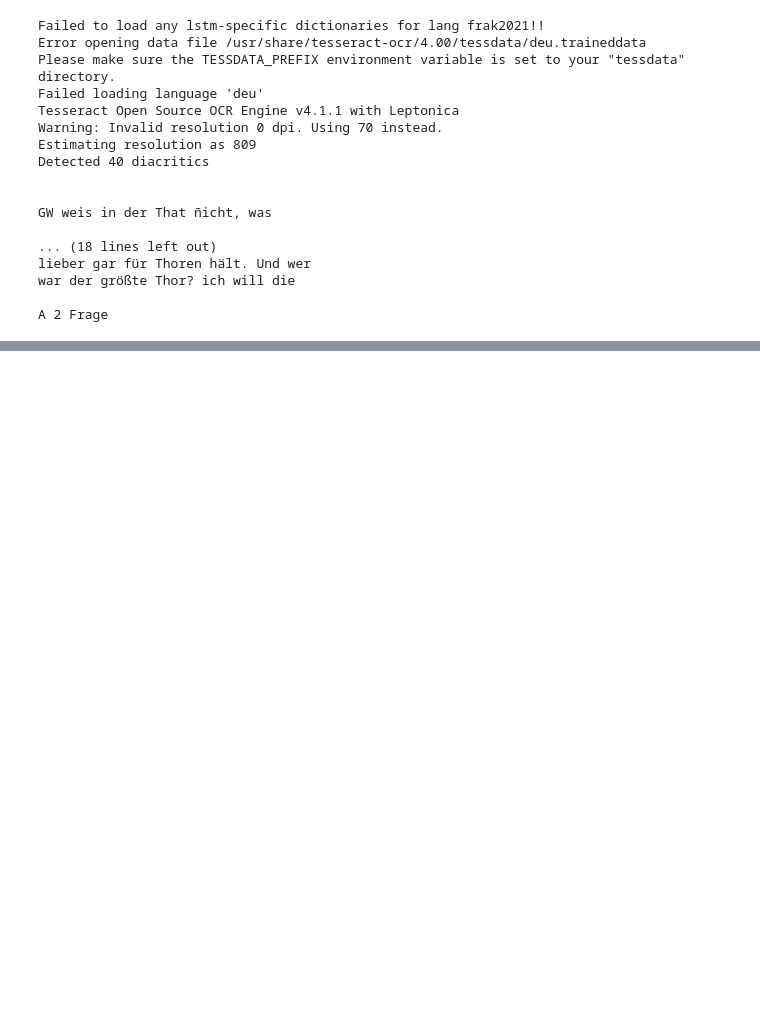
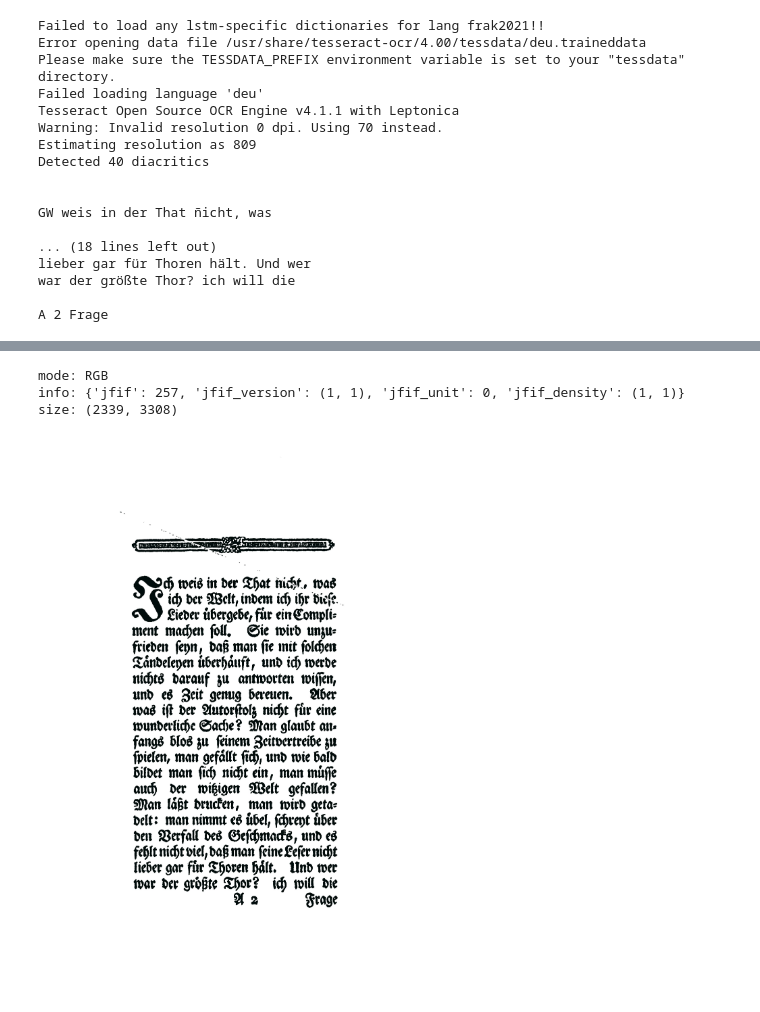
Before and after one commit to rue-a/ocrd_python_codespace, a Jupyter notebook: notebooks/demo.ipynb, the cells around one changed output, grey strips where cells are left out. Drawn from its saved outputs; the diff is of its cells as text; code cells hidden in the pictures; blank space fills up the shorter version.

```diff
--- a/notebooks/demo.ipynb
+++ b/notebooks/demo.ipynb
@@ -120,0 +130,12 @@ A 2 Frage
+# %%
+from PIL import Image
+img = Image.open('input.jpg')
+print(f"mode: {img.mode}")
+print(f"info: {img.info}")
+print(f"size: {img.size}")
+img.resize([dim//2 for dim in img.size]).show()
+# %% [output]
+mode: RGB
+info: {'jfif': 257, 'jfif_version': (1, 1), 'jfif_unit': 0, 'jfif_density': (1, 1)}
+size: (2339, 3308)
+[figure, added]
```
Also changed, not shown: parts of 13 cells of this notebook, 2 other files.
